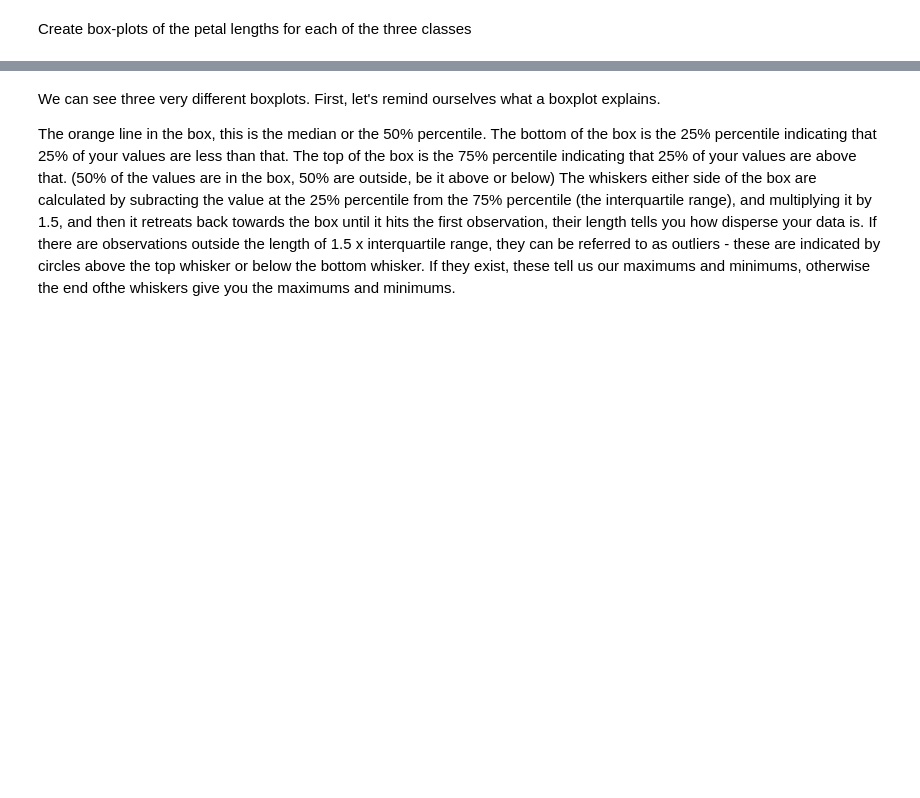
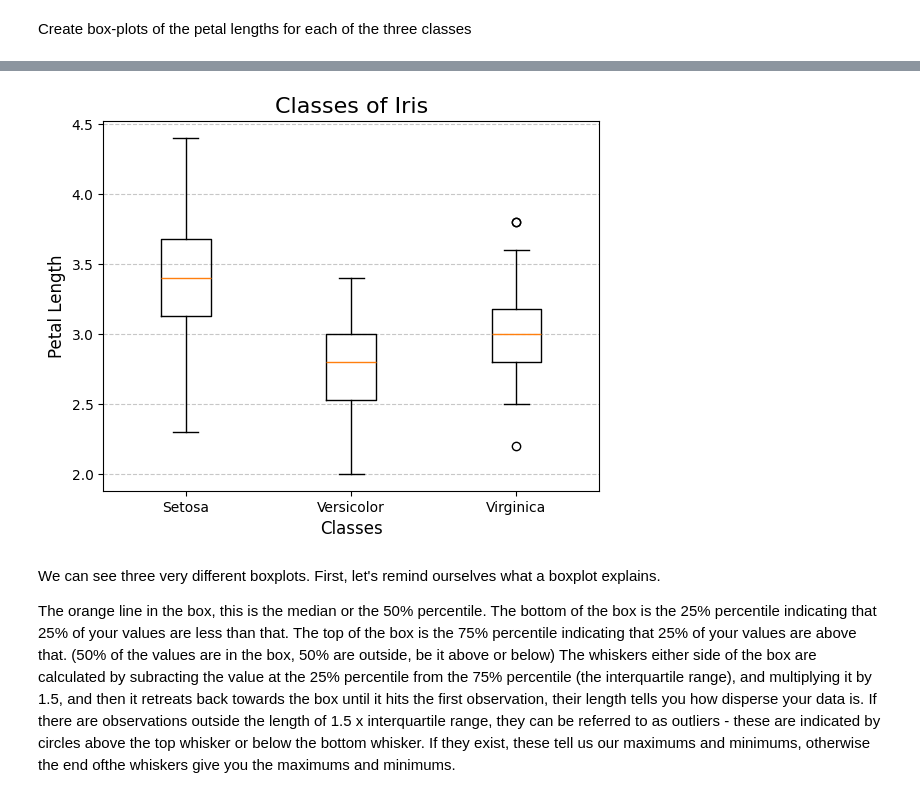
Before and after one commit to callagg2/principles_of_data_analytics, a Jupyter notebook: assessment/tasks.ipynb, the cells around one changed output, grey strips where cells are left out. Cells and saved outputs as stored; diff of their text form; code cells hidden in the pictures; blank space fills up the shorter version.

```diff
--- a/assessment/tasks.ipynb
+++ b/assessment/tasks.ipynb
@@ -642,3 +699,31 @@ NameError: name 'iris' is not defined
+# %%
+# *************************************************************************************************************************************************************
+# *************** Box plots of Sepal Widths *************************************************************************************
+# *************************************************************************************************************************************************************
+
+sepal_widths=np.array([setosa_sepal_width, versicolor_sepal_width,virginica_sepal_width])
+#print(petal_lengths)
+# create figure, axis
+fig, ax = plt.subplots()
+
+# create boxplot, we will use .T because we need to transpose our data to make rows columns and columns rows because thats what boxplot expect)
+ax.boxplot(sepal_widths.T)
+
+# title
+ax.set_title("Classes of Iris", fontsize=16)
+
+# axis labels
+ax.set_xlabel("Classes", fontsize=12)
+ax.set_ylabel("Petal Length", fontsize=12)
+
+# set names of x-axis ticks, just puts the names on the horizontal axis
+ax.set_xticks([1,2,3],["Setosa","Versicolor","Virginica"], fontsize=10)
+
+# add a grid so we have horizontal dotted lines making it easier to see the values on the chart, alpha is how transparent the dotted lines are
+ax.grid(axis="y", linestyle="--", alpha=0.7)
+plt.savefig("boxplot_of_sepal_widths.png")
+# %% [output]
+[figure, added]
 # %% [markdown]
 We can see three very different boxplots. First, let's remind ourselves what a boxplot explains.
 
```
Also changed, not shown: parts of 12 cells of this notebook, 10 other files.
